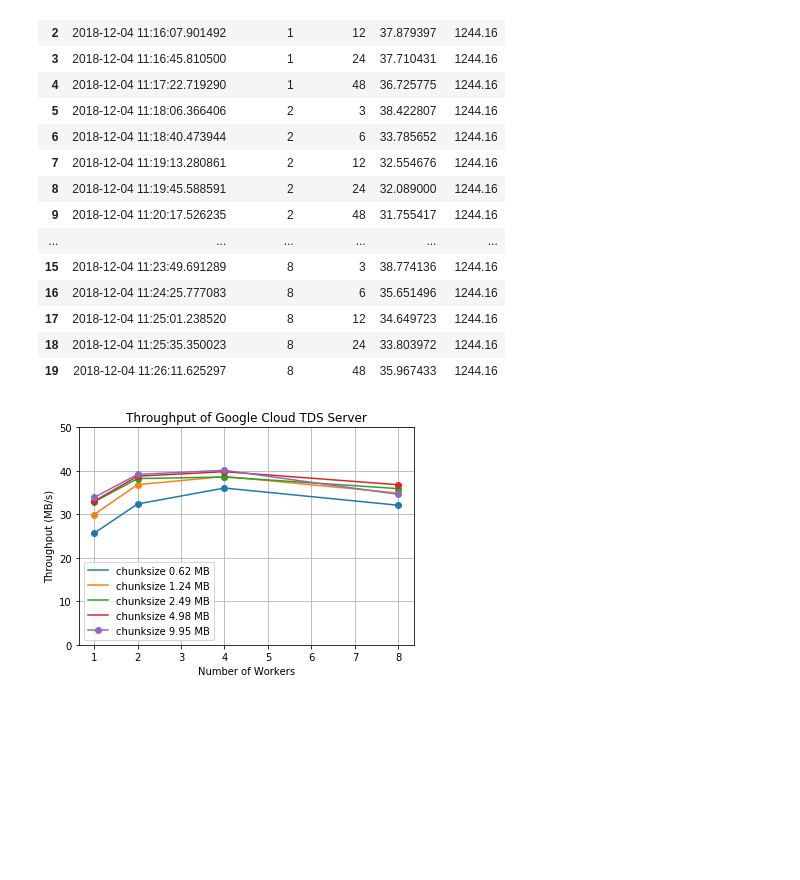
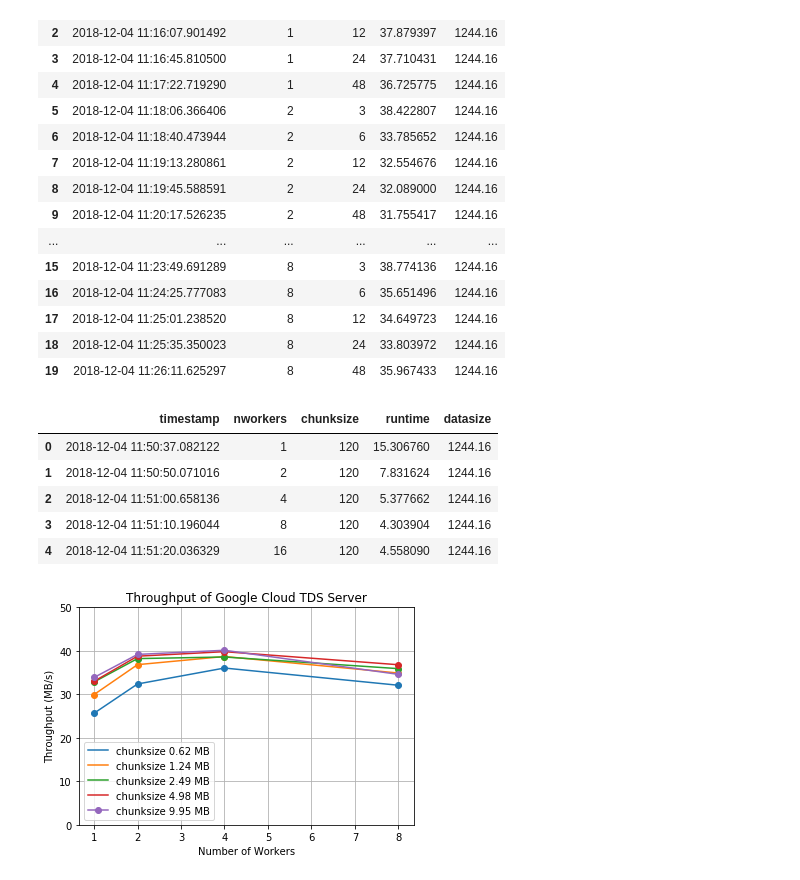
Before and after one commit to rabernat/pangeo_esgf_demo, a Jupyter notebook: analyze_benchmarks.ipynb, the cells around one changed output. Drawn from its saved outputs; the diff is of its cells as text; code cells hidden in the pictures; blank space fills up the shorter version.

```diff
--- a/analyze_benchmarks.ipynb
+++ b/analyze_benchmarks.ipynb
@@ -24,3 +24,14 @@ df
 | 17 | 2018-12-04 11:25:01.238520 | 8 | 12 | 34.649723 | 1244.16 |
 | 18 | 2018-12-04 11:25:35.350023 | 8 | 24 | 33.803972 | 1244.16 |
 | 19 | 2018-12-04 11:26:11.625297 | 8 | 48 | 35.967433 | 1244.16 |
+# %%
+df_zarr = pd.read_csv("benchmark_zarr.csv", parse_dates=['timestamp'])
+df_zarr = df_zarr.drop(df_zarr.columns[0], axis=1)
+df_zarr
+# %% [output]
+|  | timestamp | nworkers | chunksize | runtime | datasize |
+| 0 | 2018-12-04 11:50:37.082122 | 1 | 120 | 15.306760 | 1244.16 |
+| 1 | 2018-12-04 11:50:50.071016 | 2 | 120 | 7.831624 | 1244.16 |
+| 2 | 2018-12-04 11:51:00.658136 | 4 | 120 | 5.377662 | 1244.16 |
+| 3 | 2018-12-04 11:51:10.196044 | 8 | 120 | 4.303904 | 1244.16 |
+| 4 | 2018-12-04 11:51:20.036329 | 16 | 120 | 4.558090 | 1244.16 |
```
Also changed, not shown: parts of 3 cells of this notebook, 1 other file.
